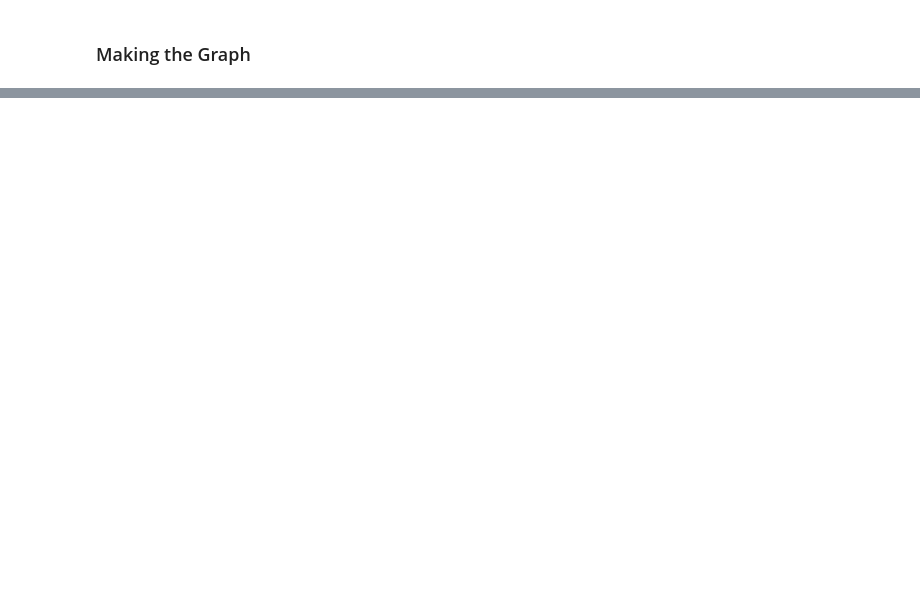
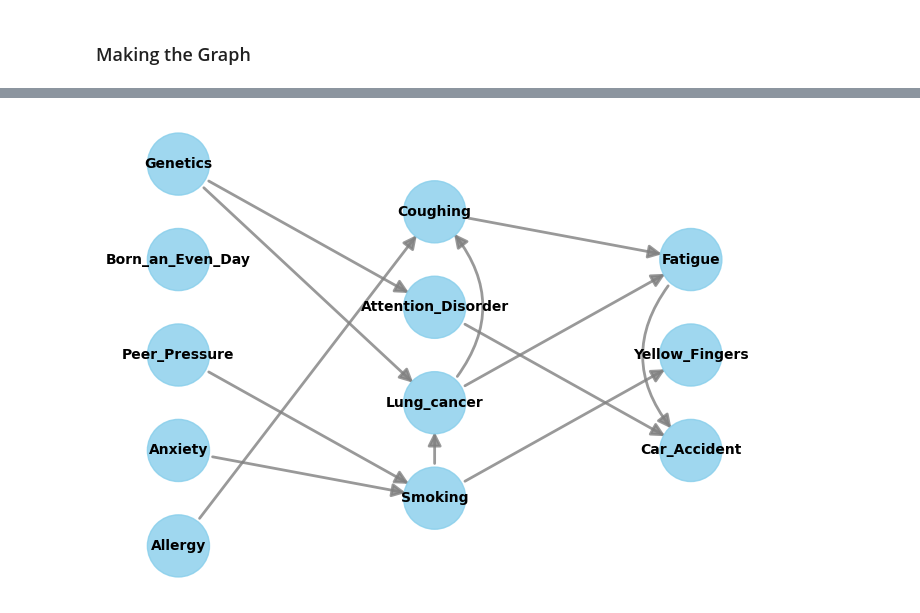
Before and after one commit to jerbeario/CasualPresentation, a Jupyter notebook: LUCAS/LUCAS_sandbox.ipynb, the cells around one changed output, grey strips where cells are left out. Saved outputs shown, nothing was run; the diff lists cells and outputs as text; code cells hidden in the pictures; blank space fills up the shorter version.

```diff
--- a/LUCAS/LUCAS_sandbox.ipynb
+++ b/LUCAS/LUCAS_sandbox.ipynb
@@ -87,0 +87,21 @@ G.
+# %%
+# a utility function to parse the .gml file to string
+# From tutorial 3
+def gml_to_string(file):
+    gml_str = ''
+    with open(file, 'r') as file:
+        for line in file:
+            gml_str += line.rstrip()
+    return gml_str
+# %%
+graph_str = gml_to_string('LUCAS.gml')
+
+model=CausalModel(
+    data = df,
+    treatment='Anxiety',
+    outcome='Car_Accident',
+    graph=graph_str
+)
+model.view_model()
+# %% [output]
+[figure, added]
```
Also changed, not shown: parts of 24 cells of this notebook, 2 other files.
